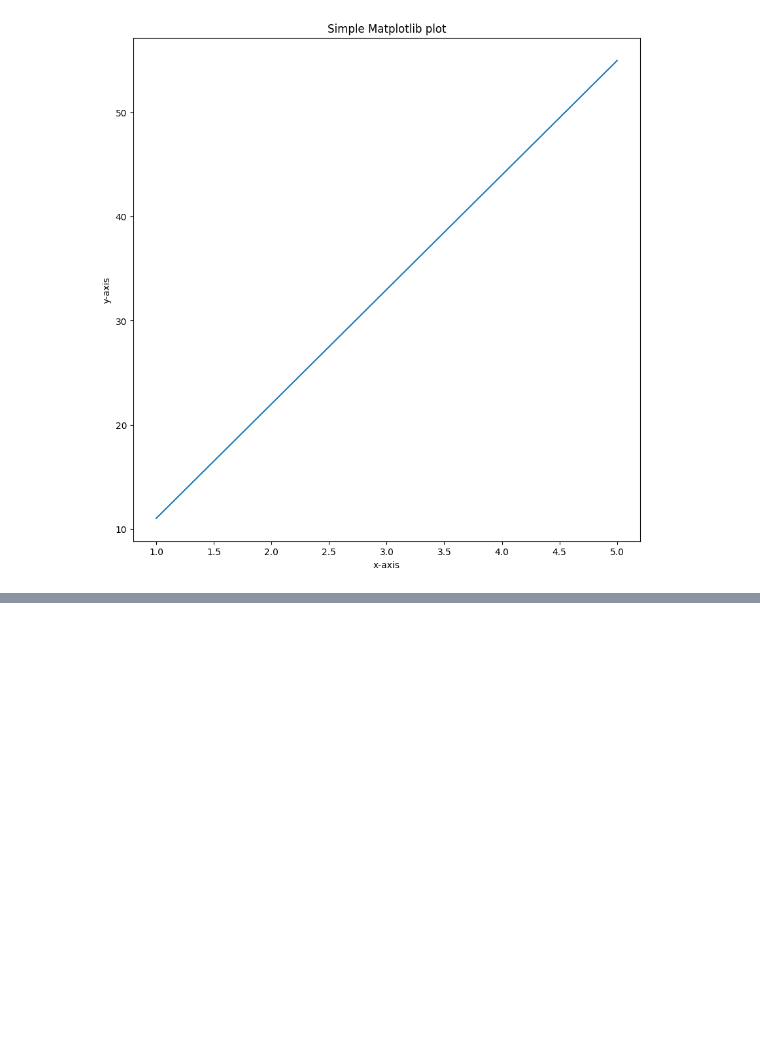
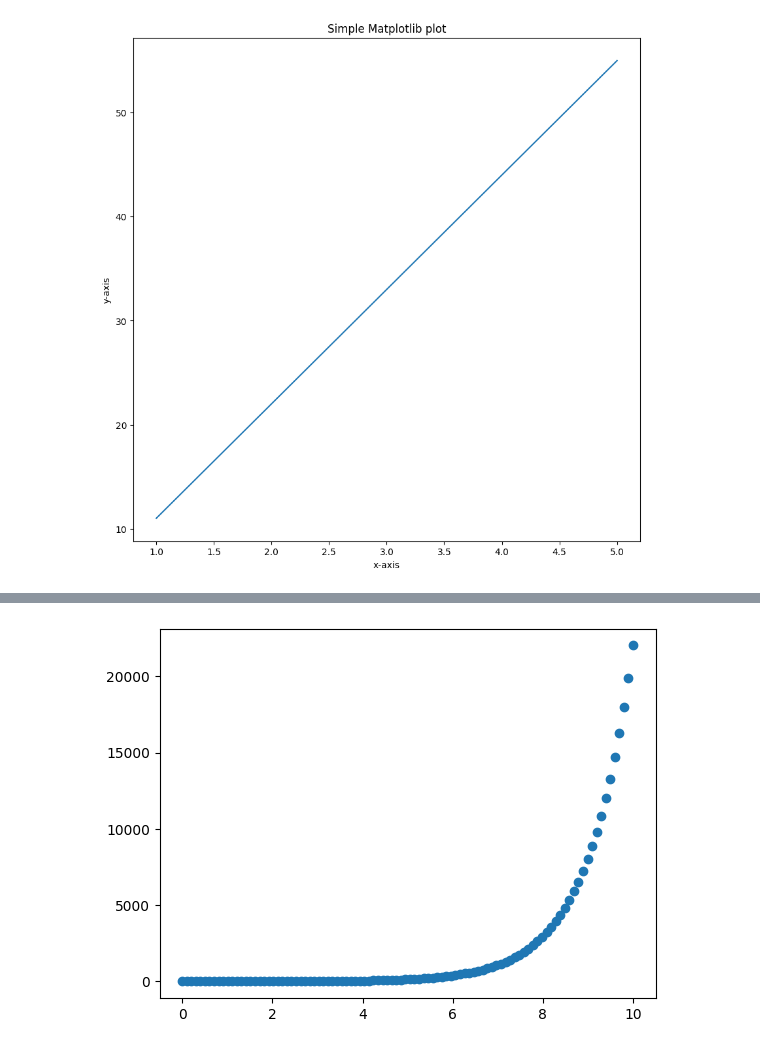
Before and after one commit to HerbertNtim/dataScience-ML, a Jupyter notebook: Introduction To Matplotlib.ipynb, the cells around one changed output, grey strips where cells are left out. Drawn from its saved outputs; the diff is of its cells as text; code cells hidden in the pictures; blank space fills up the shorter version.

```diff
--- a/Introduction To Matplotlib.ipynb
+++ b/Introduction To Matplotlib.ipynb
@@ -76,0 +90,6 @@ fig.savefig("images/simple-plot.png")
+# %%
+# Using the same x data to plot a scatter plot
+fig, ax = plt.subplots()
+ax.scatter(x, np.exp(x));
+# %% [output]
+[figure, added]
```
Also changed, not shown: parts of 6 cells of this notebook.
